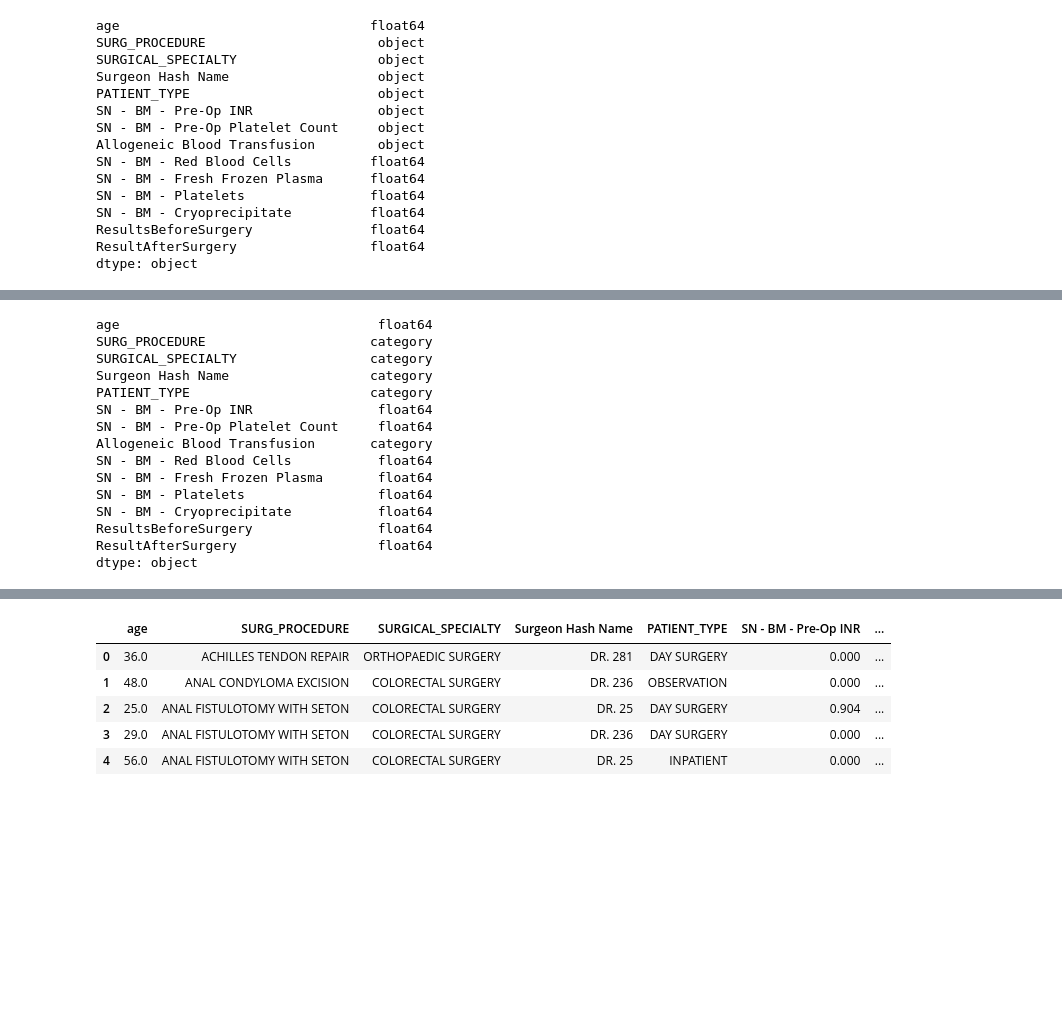
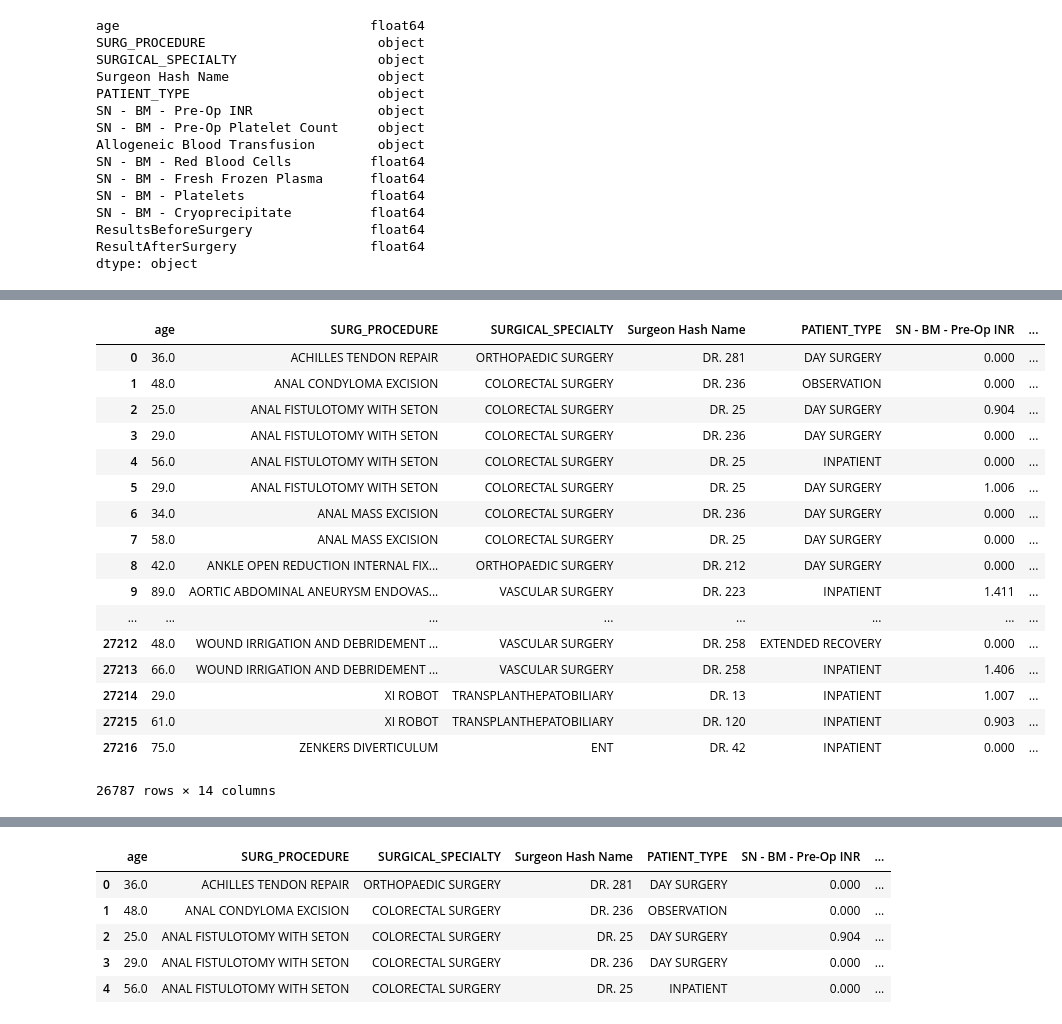
Before and after one commit to nityapydipati/MedTrojans, a Jupyter notebook: data_understanding.ipynb, the cells around one changed output, grey strips where cells are left out. Cells and saved outputs as stored; diff of their text form; code cells hidden in the pictures; blank space fills up the shorter version.

```diff
--- a/data_understanding.ipynb
+++ b/data_understanding.ipynb
@@ -168,18 +229,21 @@ df['SN - BM - Pre-Op Platelet Count'] = df['SN - BM - Pre-Op Platelet Count'].as
 # %%
-df.dtypes
+df
 # %% [output]
+|  | age | SURG_PROCEDURE | SURGICAL_SPECIALTY | Surgeon Hash Name | PATIENT_TYPE | SN - BM - Pre-Op INR | ... |
+| 0 | 36.0 | ACHILLES TENDON REPAIR | ORTHOPAEDIC SURGERY | DR. 281 | DAY SURGERY | 0.000 | ... |
+| 1 | 48.0 | ANAL CONDYLOMA EXCISION | COLORECTAL SURGERY | DR. 236 | OBSERVATION | 0.000 | ... |
+| 2 | 25.0 | ANAL FISTULOTOMY WITH SETON | COLORECTAL SURGERY | DR. 25 | DAY SURGERY | 0.904 | ... |
+| 3 | 29.0 | ANAL FISTULOTOMY WITH SETON | COLORECTAL SURGERY | DR. 236 | DAY SURGERY | 0.000 | ... |
+| 4 | 56.0 | ANAL FISTULOTOMY WITH SETON | COLORECTAL SURGERY | DR. 25 | INPATIENT | 0.000 | ... |
+| 5 | 29.0 | ANAL FISTULOTOMY WITH SETON | COLORECTAL SURGERY | DR. 25 | DAY SURGERY | 1.006 | ... |
+| 6 | 34.0 | ANAL MASS EXCISION | COLORECTAL SURGERY | DR. 236 | DAY SURGERY | 0.000 | ... |
+| 7 | 58.0 | ANAL MASS EXCISION | COLORECTAL SURGERY | DR. 25 | DAY SURGERY | 0.000 | ... |
+| 8 | 42.0 | ANKLE OPEN REDUCTION INTERNAL FIX... | ORTHOPAEDIC SURGERY | DR. 212 | DAY SURGERY | 0.000 | ... |
+| 9 | 89.0 | AORTIC ABDOMINAL ANEURYSM ENDOVAS... | VASCULAR SURGERY | DR. 223 | INPATIENT | 1.411 | ... |
+| ... | ... | ... | ... | ... | ... | ... | ... |
+| 27212 | 48.0 | WOUND IRRIGATION AND DEBRIDEMENT ... | VASCULAR SURGERY | DR. 258 | EXTENDED RECOVERY | 0.000 | ... |
+| 27213 | 66.0 | WOUND IRRIGATION AND DEBRIDEMENT ... | VASCULAR SURGERY | DR. 258 | INPATIENT | 1.406 | ... |
+| 27214 | 29.0 | XI ROBOT | TRANSPLANTHEPATOBILIARY | DR. 13 | INPATIENT | 1.007 | ... |
+| 27215 | 61.0 | XI ROBOT | TRANSPLANTHEPATOBILIARY | DR. 120 | INPATIENT | 0.903 | ... |
+| 27216 | 75.0 | ZENKERS DIVERTICULUM | ENT | DR. 42 | INPATIENT | 0.000 | ... |
-age                                 float64
-SURG_PROCEDURE                     category
-SURGICAL_SPECIALTY                 category
-Surgeon Hash Name                  category
-PATIENT_TYPE                       category
-SN - BM - Pre-Op INR                float64
-SN - BM - Pre-Op Platelet Count     float64
-Allogeneic Blood Transfusion       category
-SN - BM - Red Blood Cells           float64
-SN - BM - Fresh Frozen Plasma       float64
-SN - BM - Platelets                 float64
-SN - BM - Cryoprecipitate           float64
-ResultsBeforeSurgery                float64
-ResultAfterSurgery                  float64
-dtype: object
+26787 rows × 14 columns
```
Also changed, not shown: parts of 34 cells of this notebook.
